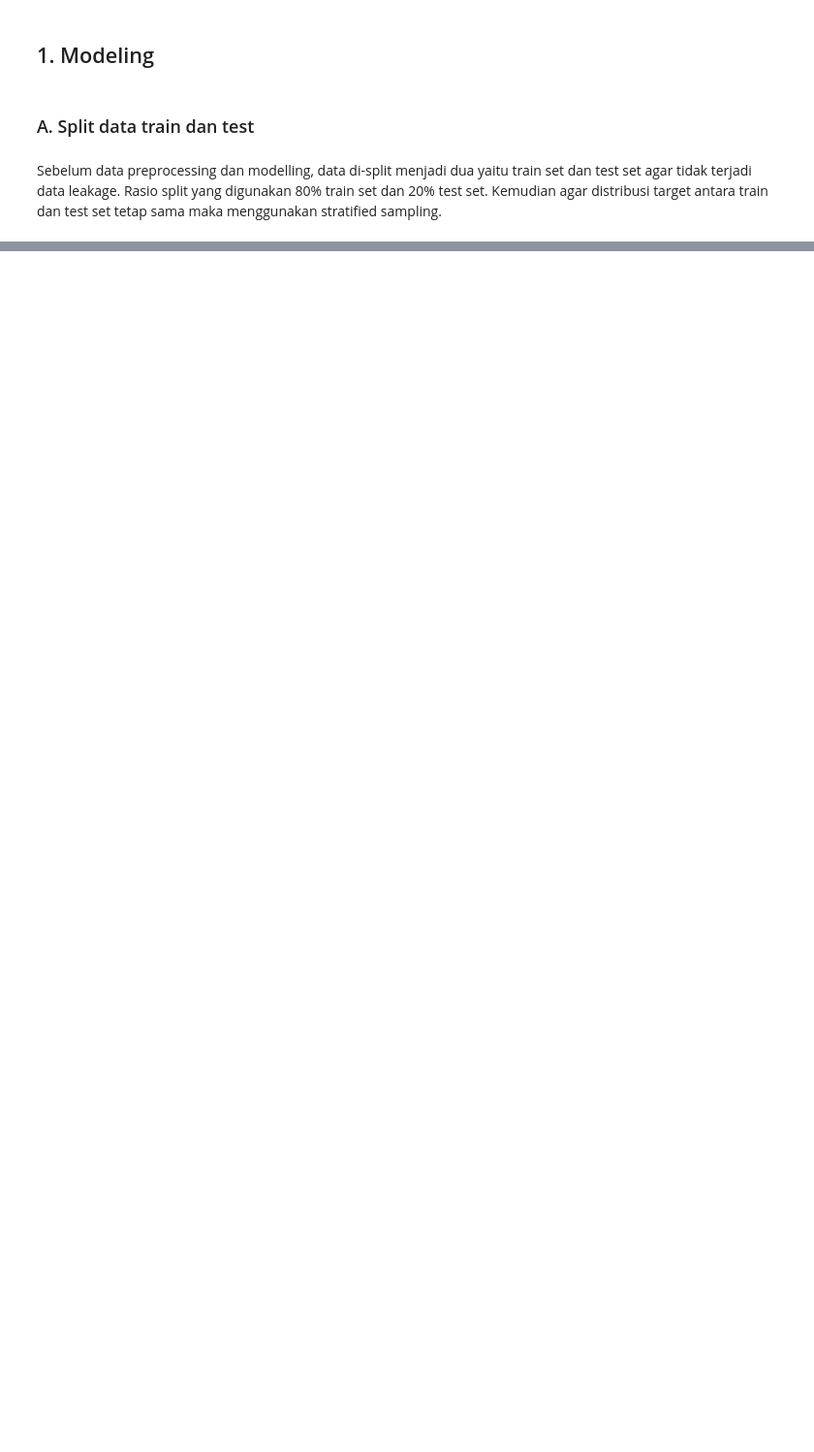
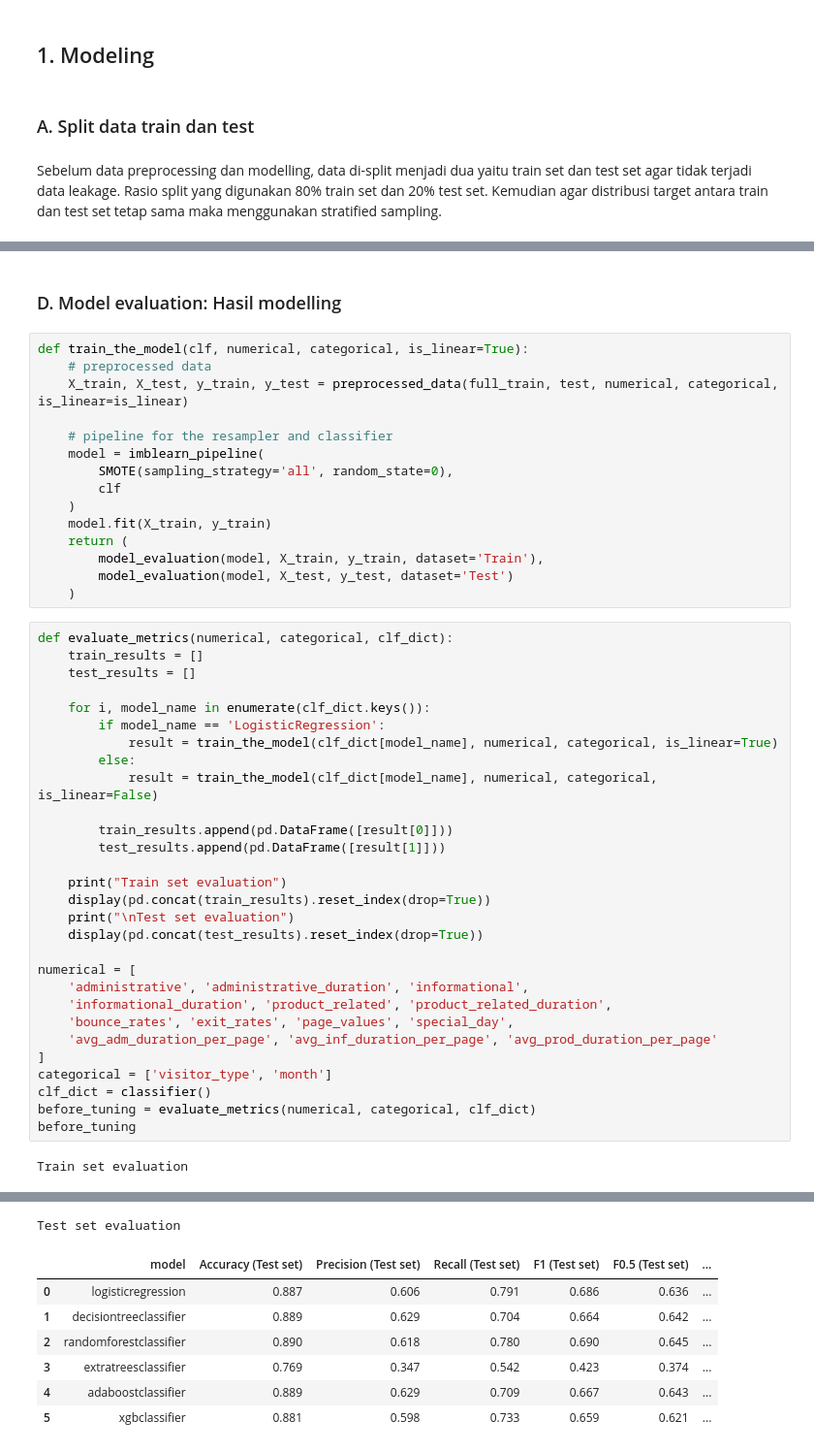
Before and after one commit to irfan-fadhlurrahman/online-shoppers-purchasing-intention, a Jupyter notebook: stage-3/Modelling - Kelompok 5.ipynb, the cells around one changed output, grey strips where cells are left out. Shown: that part at 97% size. Saved outputs shown, nothing was run; the diff lists cells and outputs as text; blank space fills up the shorter version.

```diff
--- a/stage-3/Modelling - Kelompok 5.ipynb
+++ b/stage-3/Modelling - Kelompok 5.ipynb
@@ -996,0 +253,48 @@ def classifier_model(seed=SEED):
+# %% [markdown]
+### D. Model evaluation: Hasil modelling
+# %%
+def train_the_model(clf, numerical, categorical, is_linear=True):
+    # preprocessed data
+    X_train, X_test, y_train, y_test = preprocessed_data(full_train, test, numerical, categorical, is_linear=is_linear)
+
+    # pipeline for the resampler and classifier
+    model = imblearn_pipeline(
+        SMOTE(sampling_strategy='all', random_state=0),
+        clf
+    )
+    model.fit(X_train, y_train)
+    return (
+        model_evaluation(model, X_train, y_train, dataset='Train'),
+        model_evaluation(model, X_test, y_test, dataset='Test')
+    )
+# %%
+def evaluate_metrics(numerical, categorical, clf_dict):
+    train_results = []
+    test_results = []
+
+    for i, model_name in enumerate(clf_dict.keys()):
+        if model_name == 'LogisticRegression':
+            result = train_the_model(clf_dict[model_name], numerical, categorical, is_linear=True)
+        else:
+            result = train_the_model(clf_dict[model_name], numerical, categorical, is_linear=False)
+
+        train_results.append(pd.DataFrame([result[0]]))
+        test_results.append(pd.DataFrame([result[1]]))
+
+    print("Train set evaluation")
+    display(pd.concat(train_results).reset_index(drop=True))
+    print("\nTest set evaluation")
+    display(pd.concat(test_results).reset_index(drop=True))
+
+numerical = [
+    'administrative', 'administrative_duration', 'informational',
+    'informational_duration', 'product_related', 'product_related_duration',
+    'bounce_rates', 'exit_rates', 'page_values', 'special_day',
+    'avg_adm_duration_per_page', 'avg_inf_duration_per_page', 'avg_prod_duration_per_page'
+]
+categorical = ['visitor_type', 'month']
+clf_dict = classifier()
+before_tuning = evaluate_metrics(numerical, categorical, clf_dict)
+before_tuning
+# %% [output]
+Train set evaluation
@@ -996,0 +308,8 @@ def classifier_model(seed=SEED):
+Test set evaluation
+|  | model | Accuracy (Test set) | Precision (Test set) | Recall (Test set) | F1 (Test set) | F0.5 (Test set) | ... |
+| 0 | logisticregression | 0.887 | 0.606 | 0.791 | 0.686 | 0.636 | ... |
+| 1 | decisiontreeclassifier | 0.889 | 0.629 | 0.704 | 0.664 | 0.642 | ... |
+| 2 | randomforestclassifier | 0.890 | 0.618 | 0.780 | 0.690 | 0.645 | ... |
+| 3 | extratreesclassifier | 0.769 | 0.347 | 0.542 | 0.423 | 0.374 | ... |
+| 4 | adaboostclassifier | 0.889 | 0.629 | 0.709 | 0.667 | 0.643 | ... |
+| 5 | xgbclassifier | 0.881 | 0.598 | 0.733 | 0.659 | 0.621 | ... |
```
Also changed, not shown: parts of 72 cells of this notebook, 7 other files.
